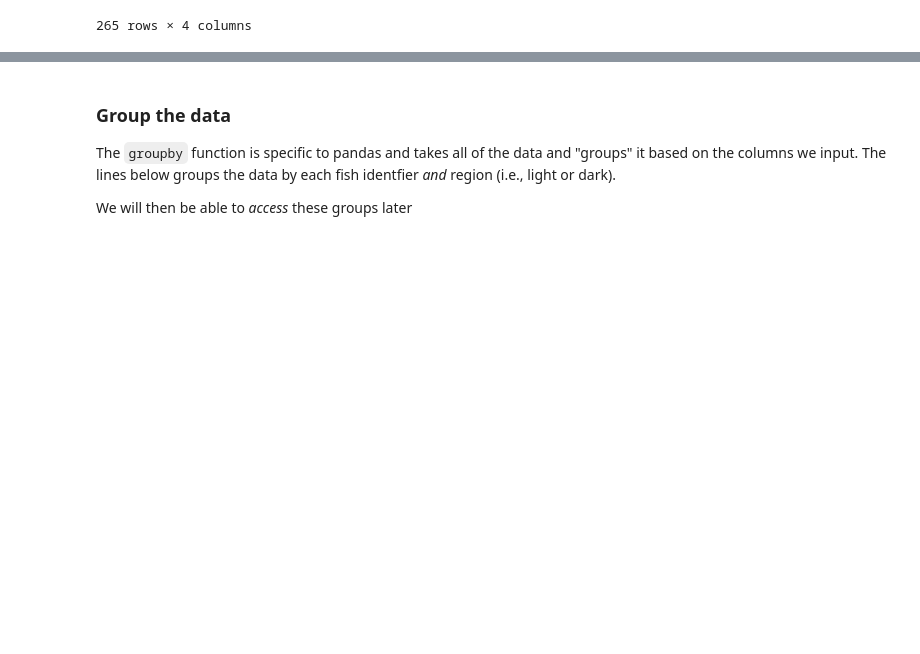
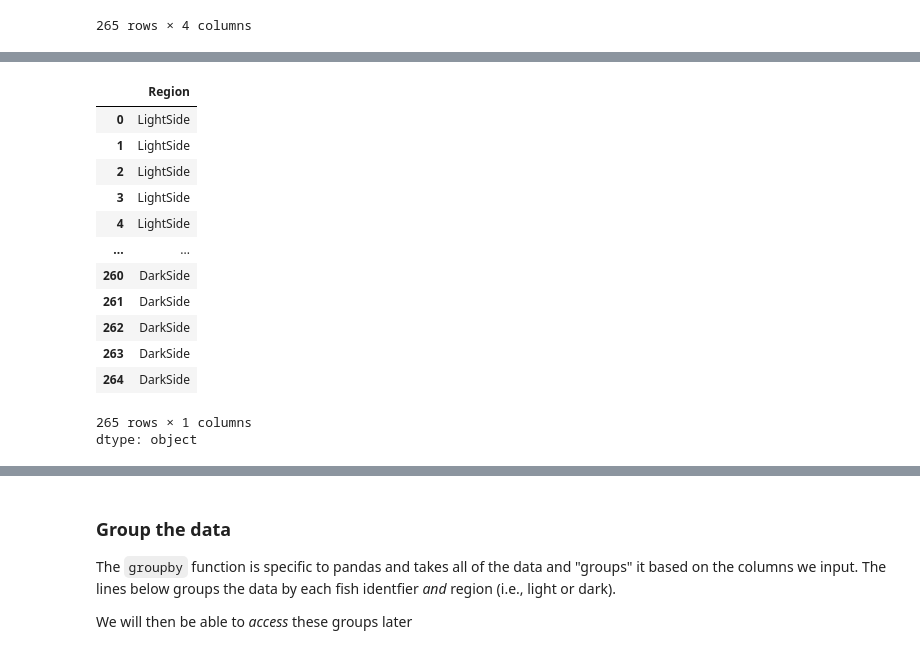
Before and after one commit to heattard/NU-Camp-2026, a Jupyter notebook: NU2026_fish.ipynb, the cells around one changed output, grey strips where cells are left out. Drawn from its saved outputs; the diff is of its cells as text; code cells hidden in the pictures; blank space fills up the shorter version.

```diff
--- a/NU2026_fish.ipynb
+++ b/NU2026_fish.ipynb
@@ -59,0 +64,17 @@ df #print the data
+# %%
+df['Region']
+# %% [output]
+|  | Region |
+| 0 | LightSide |
+| 1 | LightSide |
+| 2 | LightSide |
+| 3 | LightSide |
+| 4 | LightSide |
+| ... | ... |
+| 260 | DarkSide |
+| 261 | DarkSide |
+| 262 | DarkSide |
+| 263 | DarkSide |
+| 264 | DarkSide |
+265 rows × 1 columns
+dtype: object
```
Also changed, not shown: parts of 10 cells of this notebook.
